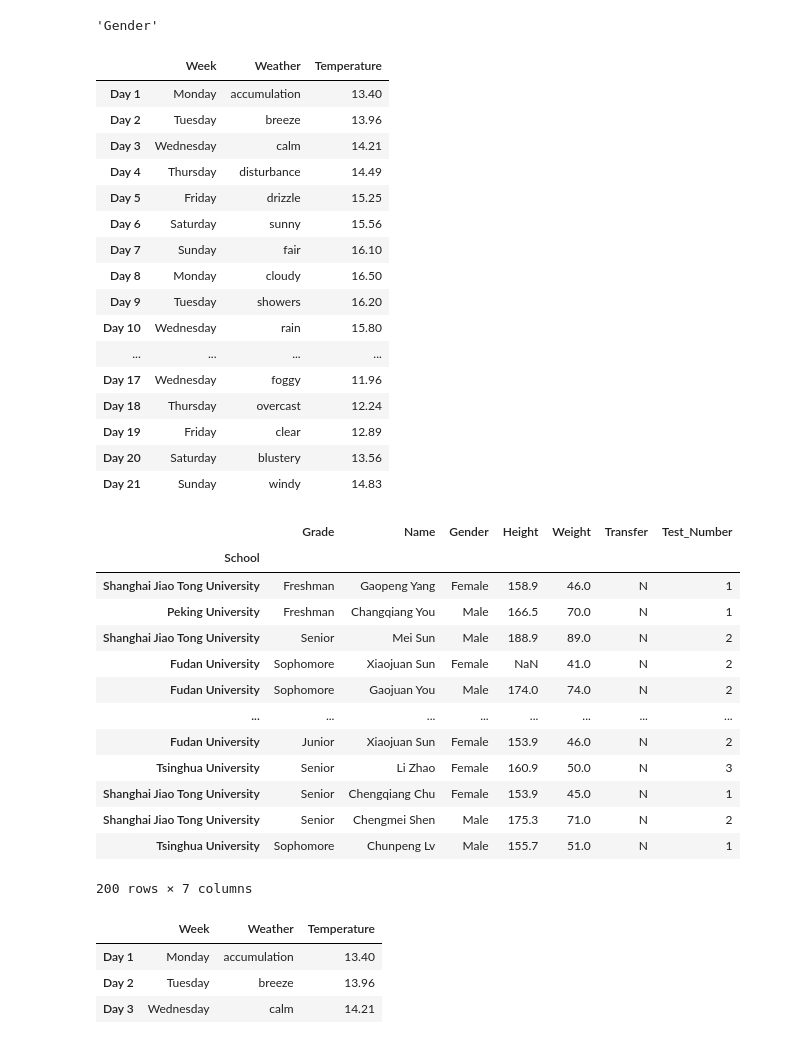
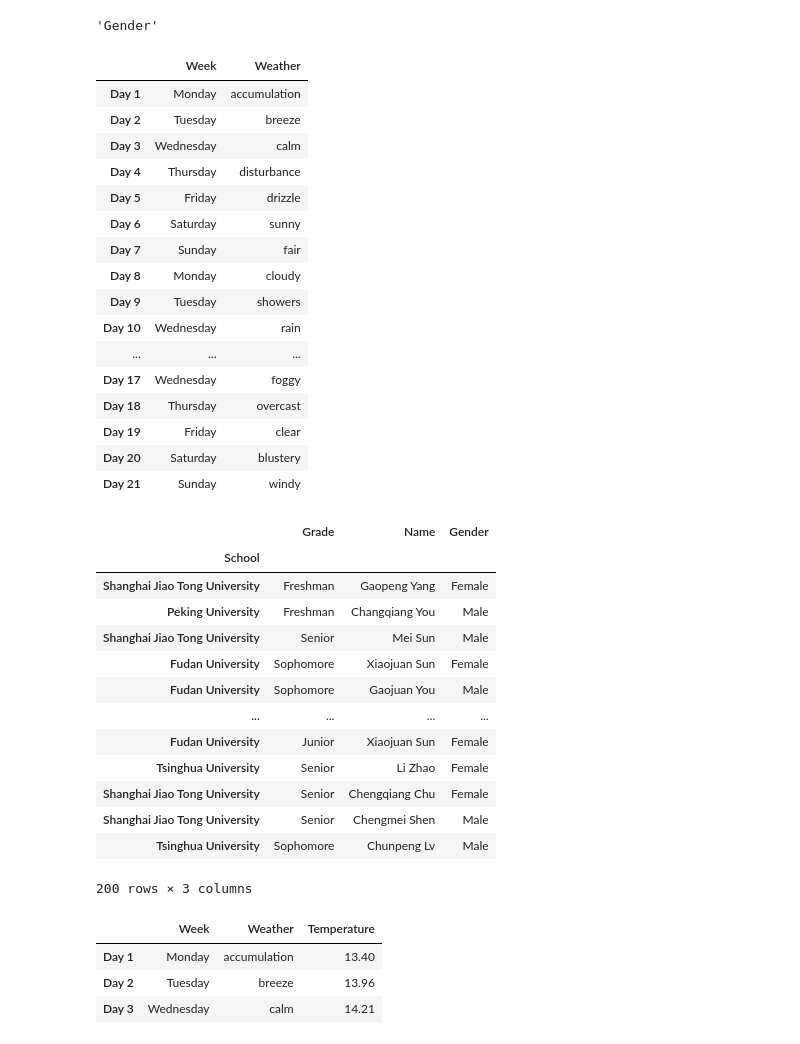
Before and after one commit to aliceSmartCastle/python-pandas-tutorial, a Jupyter notebook: basic_pandas.ipynb, the cells around one changed output. Cells and saved outputs as stored; diff of their text form; code cells hidden in the pictures.

```diff
--- a/basic_pandas.ipynb
+++ b/basic_pandas.ipynb
@@ -251,42 +251,42 @@ def get_dataframe_column(iter:pd.DataFrame,choose_colums:int):
         return iter[iter.columns[:choose_colums]]
 # %%
 #magic_land[magic_lands_colums[:2]]
-get_dataframe_column(iter=magic_land,choose_colums=3)
+get_dataframe_column(iter=magic_land,choose_colums=2)
 # %% [output]
-|  | Week | Weather | Temperature |
-| Day 1 | Monday | accumulation | 13.40 |
-| Day 2 | Tuesday | breeze | 13.96 |
-| Day 3 | Wednesday | calm | 14.21 |
-| Day 4 | Thursday | disturbance | 14.49 |
-| Day 5 | Friday | drizzle | 15.25 |
-| Day 6 | Saturday | sunny | 15.56 |
-| Day 7 | Sunday | fair | 16.10 |
-| Day 8 | Monday | cloudy | 16.50 |
-| Day 9 | Tuesday | showers | 16.20 |
-| Day 10 | Wednesday | rain | 15.80 |
-| ... | ... | ... | ... |
-| Day 17 | Wednesday | foggy | 11.96 |
-| Day 18 | Thursday | overcast | 12.24 |
-| Day 19 | Friday | clear | 12.89 |
-| Day 20 | Saturday | blustery | 13.56 |
-| Day 21 | Sunday | windy | 14.83 |
+|  | Week | Weather |
+| Day 1 | Monday | accumulation |
+| Day 2 | Tuesday | breeze |
+| Day 3 | Wednesday | calm |
+| Day 4 | Thursday | disturbance |
+| Day 5 | Friday | drizzle |
+| Day 6 | Saturday | sunny |
+| Day 7 | Sunday | fair |
+| Day 8 | Monday | cloudy |
+| Day 9 | Tuesday | showers |
+| Day 10 | Wednesday | rain |
+| ... | ... | ... |
+| Day 17 | Wednesday | foggy |
+| Day 18 | Thursday | overcast |
+| Day 19 | Friday | clear |
+| Day 20 | Saturday | blustery |
+| Day 21 | Sunday | windy |
 # %%
-get_dataframe_column(iter=learn_pd_data,choose_colums=7)
+get_dataframe_column(iter=learn_pd_data,choose_colums=3)
 # %% [output]
-|  | Grade | Name | Gender | Height | Weight | Transfer | Test_Number |
-| School |  |  |  |  |  |  |  |
-| Shanghai Jiao Tong University | Freshman | Gaopeng Yang | Female | 158.9 | 46.0 | N | 1 |
-| Peking University | Freshman | Changqiang You | Male | 166.5 | 70.0 | N | 1 |
-| Shanghai Jiao Tong University | Senior | Mei Sun | Male | 188.9 | 89.0 | N | 2 |
-| Fudan University | Sophomore | Xiaojuan Sun | Female | NaN | 41.0 | N | 2 |
-| Fudan University | Sophomore | Gaojuan You | Male | 174.0 | 74.0 | N | 2 |
-| ... | ... | ... | ... | ... | ... | ... | ... |
-| Fudan University | Junior | Xiaojuan Sun | Female | 153.9 | 46.0 | N | 2 |
-| Tsinghua University | Senior | Li Zhao | Female | 160.9 | 50.0 | N | 3 |
-| Shanghai Jiao Tong University | Senior | Chengqiang Chu | Female | 153.9 | 45.0 | N | 1 |
-| Shanghai Jiao Tong University | Senior | Chengmei Shen | Male | 175.3 | 71.0 | N | 2 |
-| Tsinghua University | Sophomore | Chunpeng Lv | Male | 155.7 | 51.0 | N | 1 |
+|  | Grade | Name | Gender |
+| School |  |  |  |
+| Shanghai Jiao Tong University | Freshman | Gaopeng Yang | Female |
+| Peking University | Freshman | Changqiang You | Male |
+| Shanghai Jiao Tong University | Senior | Mei Sun | Male |
+| Fudan University | Sophomore | Xiaojuan Sun | Female |
+| Fudan University | Sophomore | Gaojuan You | Male |
+| ... | ... | ... | ... |
+| Fudan University | Junior | Xiaojuan Sun | Female |
+| Tsinghua University | Senior | Li Zhao | Female |
+| Shanghai Jiao Tong University | Senior | Chengqiang Chu | Female |
+| Shanghai Jiao Tong University | Senior | Chengmei Shen | Male |
+| Tsinghua University | Sophomore | Chunpeng Lv | Male |
-200 rows × 7 columns
+200 rows × 3 columns
 # %%
 magic_land.head(3)
 # %% [output]
```
Also changed, not shown: parts of 12 cells of this notebook.
